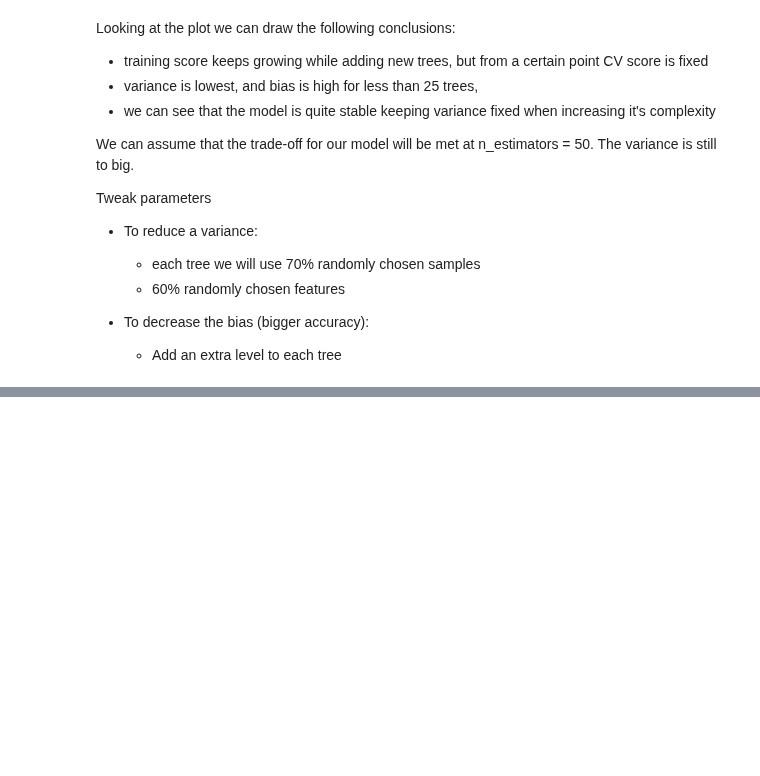
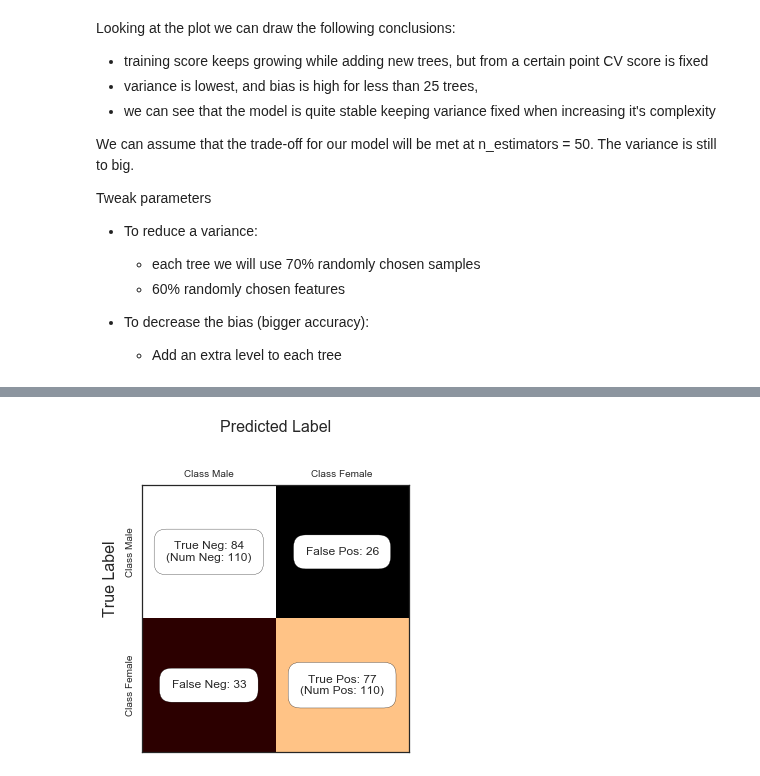
Before and after one commit to omoju/IntroCSExperiencePrediction, a Jupyter notebook: genderedCSExperience.ipynb, the cells around one changed output, grey strips where cells are left out. Drawn from its saved outputs; the diff is of its cells as text; code cells hidden in the pictures; blank space fills up the shorter version.

```diff
--- a/genderedCSExperience.ipynb
+++ b/genderedCSExperience.ipynb
@@ -428,8 +465,3 @@ def visualize_tree(tree, feature_names):
-# %%
-dt = DecisionTreeClassifier(random_state=np.random.seed(seed))
-dt.fit(X, y_train)
-
-visualize_tree(dt, X.columns)
 # %% [markdown]
 ### Select XGBoost classifier
 - Plot first two xgboost trees to see which features were doing the most work of splitting the data
@@ -662,3 +712,5 @@ g.render('report/figures/Tuned_model_graph', view=True)
 # %%
 C = confusion_matrix(y_test, predictions)
-tools.show_confusion_matrix(C, 'report/figures/tuned_model_CM.pdf', ['Class Male', 'Class Female'])
+tools.show_confusion_matrix(C, 'report/figures/tuned_model_CM.png', ['Class Male', 'Class Female'])
+# %% [output]
+[figure, added]
```
Also changed, not shown: parts of 27 cells of this notebook, 27 other files.
